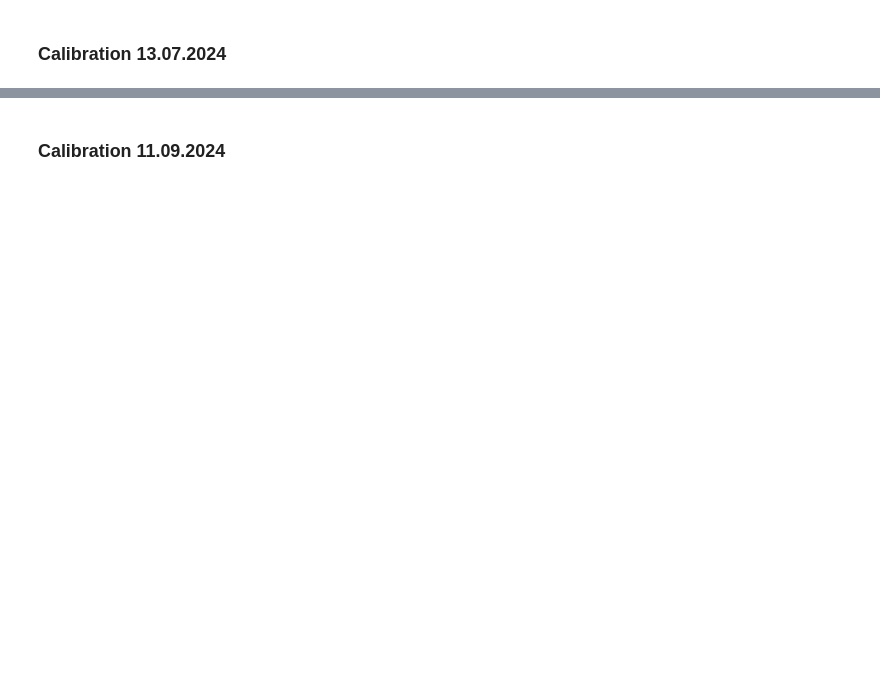
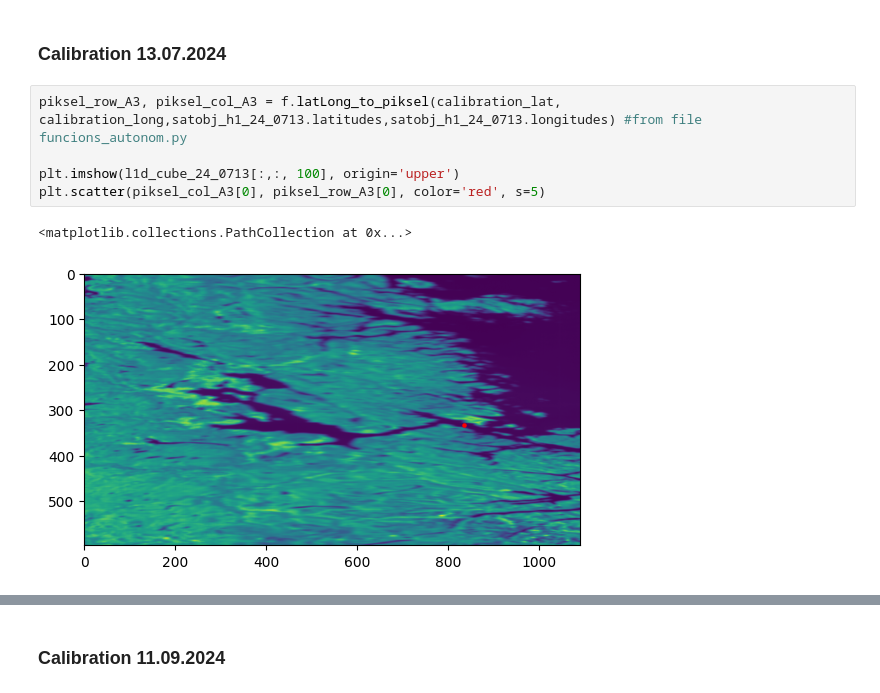
Before and after one commit to AnneMartheH/Vaar_2025, a Jupyter notebook: calibration_hypso1/calibration_2024.ipynb, the cells around one changed output, grey strips where cells are left out. Drawn from its saved outputs; the diff is of its cells as text; blank space fills up the shorter version.

```diff
--- a/calibration_hypso1/calibration_2024.ipynb
+++ b/calibration_hypso1/calibration_2024.ipynb
@@ -616,2 +616,10 @@ plt.show()
 # %% [markdown]
 ### Calibration 13.07.2024
+# %%
+piksel_row_A3, piksel_col_A3 = f.latLong_to_piksel(calibration_lat, calibration_long,satobj_h1_24_0713.latitudes,satobj_h1_24_0713.longitudes) #from file funcions_autonom.py
+
+plt.imshow(l1d_cube_24_0713[:,:, 100], origin='upper')
+plt.scatter(piksel_col_A3[0], piksel_row_A3[0], color='red', s=5)
+# %% [output]
+<matplotlib.collections.PathCollection at 0x...>
+[figure, added]
```
Also changed, not shown: parts of 13 cells of this notebook, 1 other file.
